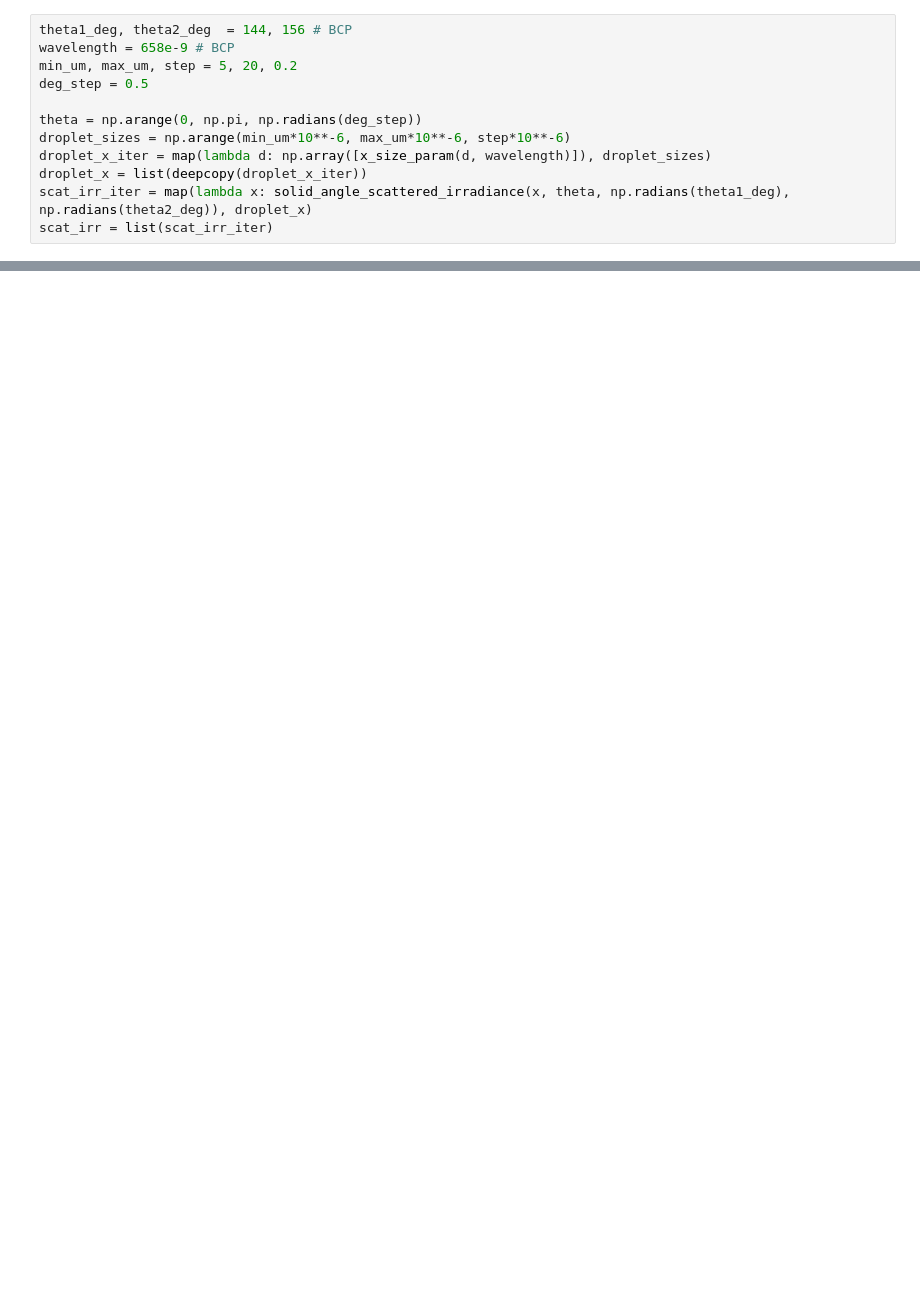
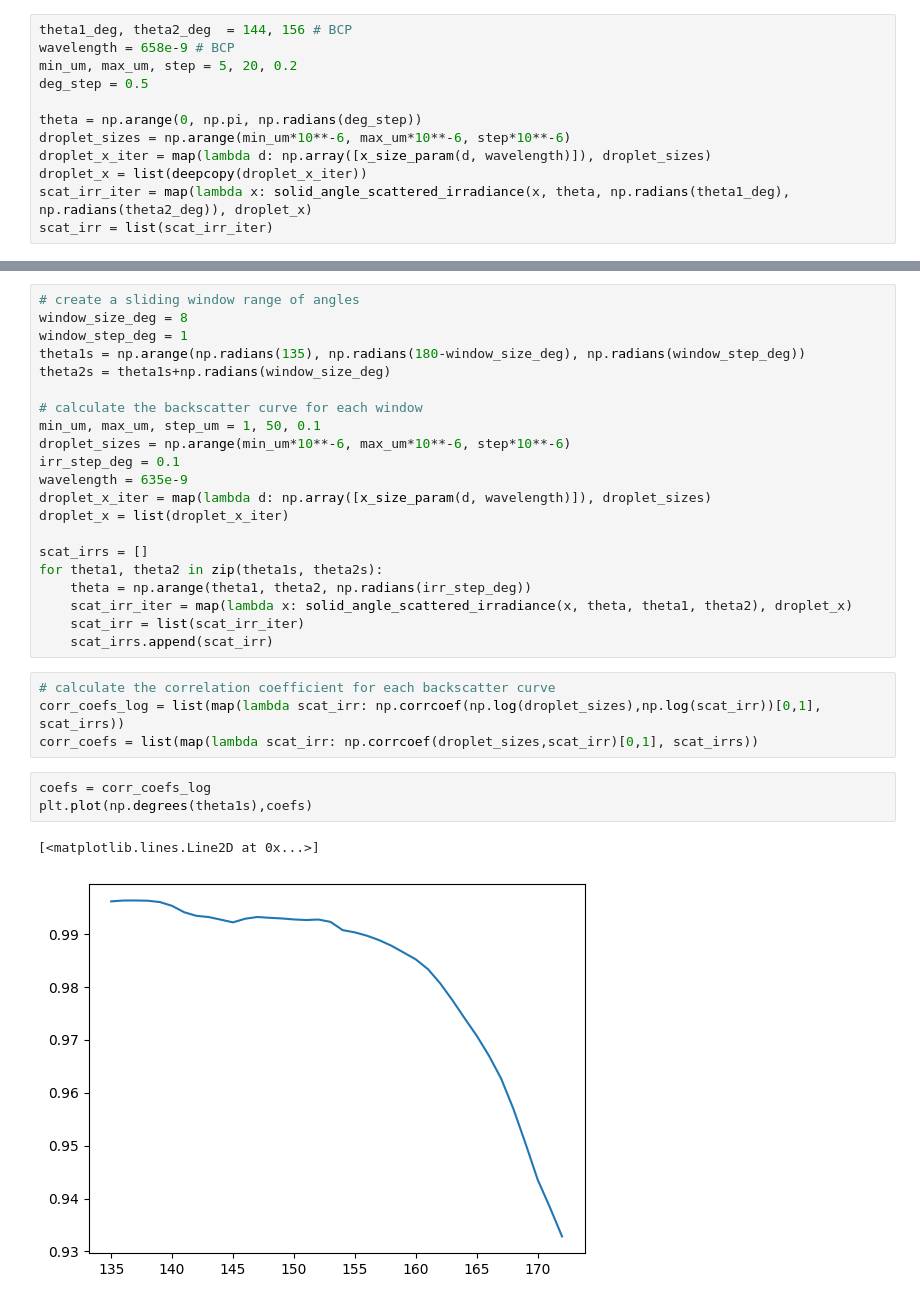
Before and after one commit to charlies-b/scattnlay-model, a Jupyter notebook: scattnlay-model.ipynb, the cells around one changed output, grey strips where cells are left out. Saved outputs shown, nothing was run; the diff lists cells and outputs as text; blank space fills up the shorter version.

```diff
--- a/scattnlay-model.ipynb
+++ b/scattnlay-model.ipynb
@@ -241,0 +230,31 @@ plt.plot(droplet_sizes*10**6,scat_irr_green, color='green')
+# %%
+# create a sliding window range of angles
+window_size_deg = 8
+window_step_deg = 1
+theta1s = np.arange(np.radians(135), np.radians(180-window_size_deg), np.radians(window_step_deg))
+theta2s = theta1s+np.radians(window_size_deg)
+
+# calculate the backscatter curve for each window
+min_um, max_um, step_um = 1, 50, 0.1
+droplet_sizes = np.arange(min_um*10**-6, max_um*10**-6, step*10**-6)
+irr_step_deg = 0.1
+wavelength = 635e-9
+droplet_x_iter = map(lambda d: np.array([x_size_param(d, wavelength)]), droplet_sizes)
+droplet_x = list(droplet_x_iter)
+
+scat_irrs = []
+for theta1, theta2 in zip(theta1s, theta2s):
+    theta = np.arange(theta1, theta2, np.radians(irr_step_deg))
+    scat_irr_iter = map(lambda x: solid_angle_scattered_irradiance(x, theta, theta1, theta2), droplet_x)
+    scat_irr = list(scat_irr_iter)
+    scat_irrs.append(scat_irr)
+# %%
+# calculate the correlation coefficient for each backscatter curve
+corr_coefs_log = list(map(lambda scat_irr: np.corrcoef(np.log(droplet_sizes),np.log(scat_irr))[0,1], scat_irrs))
+corr_coefs = list(map(lambda scat_irr: np.corrcoef(droplet_sizes,scat_irr)[0,1], scat_irrs))
+# %%
+coefs = corr_coefs_log
+plt.plot(np.degrees(theta1s),coefs)
+# %% [output]
+[<matplotlib.lines.Line2D at 0x...>]
+[figure, added]
```
Also changed, not shown: parts of 20 cells of this notebook.
